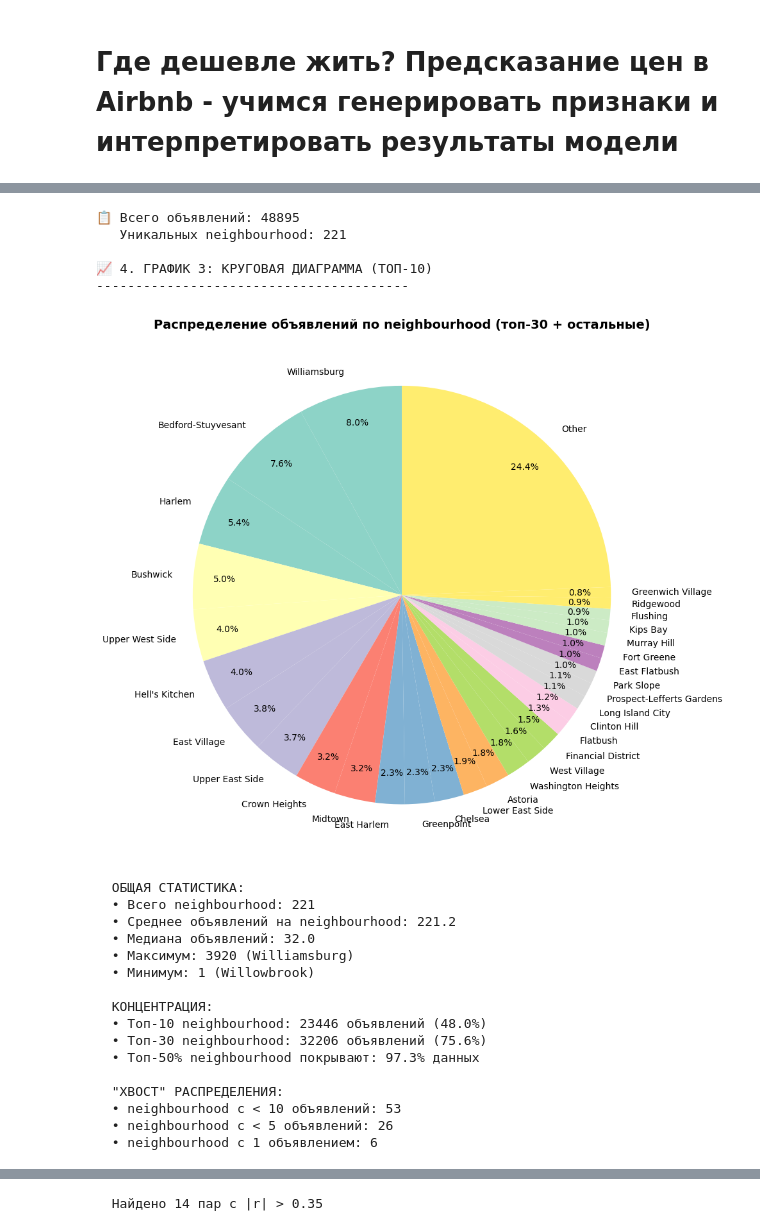
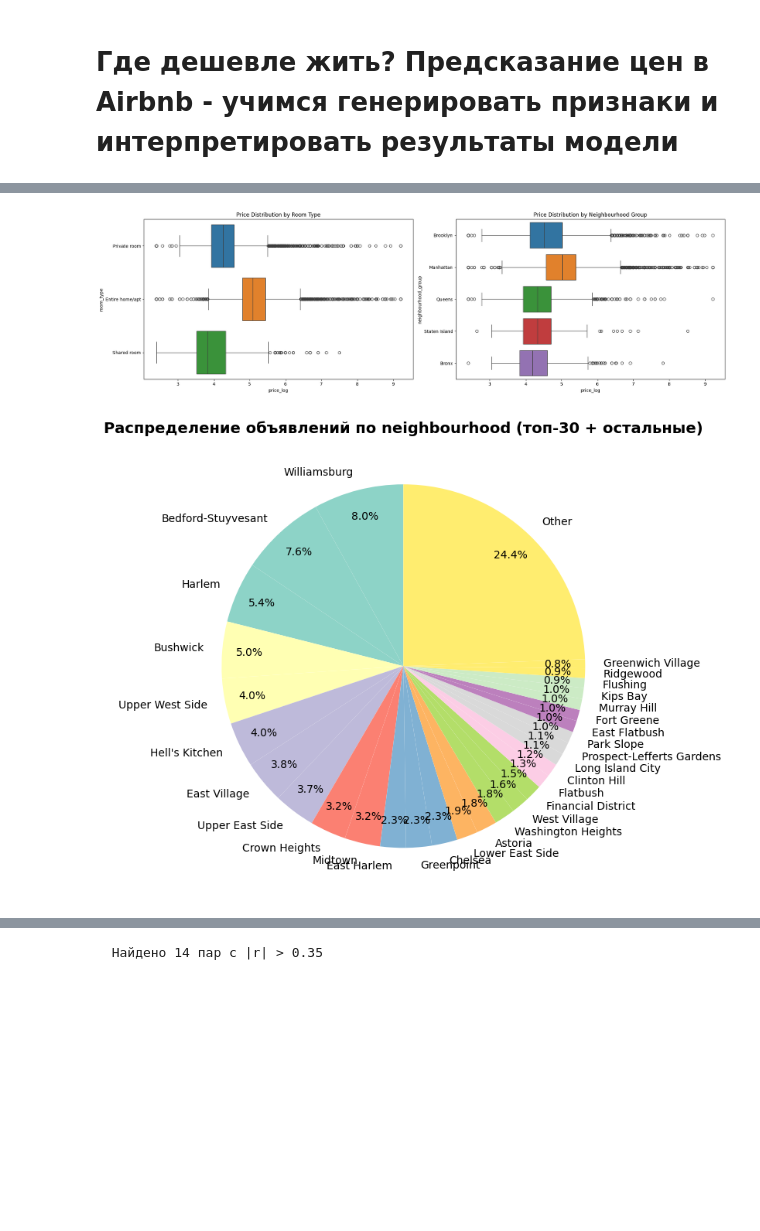
Before and after one commit to Ma-rCh/ML-Basic, a Jupyter notebook: homework_10/homework_10.ipynb, the cells around one changed output, grey strips where cells are left out. Saved outputs shown, nothing was run; the diff lists cells and outputs as text; code cells hidden in the pictures; blank space fills up the shorter version.

```diff
--- a/homework_10/homework_10.ipynb
+++ b/homework_10/homework_10.ipynb
@@ -205,68 +104,32 @@ plt.show()
+# %%
+fig, axes = plt.subplots(1, 2, figsize=(20, 6))
+
+sns.boxplot(data=data, x='price_log', y='room_type', hue='room_type', ax=axes[0])
+axes[0].set_title('Price Distribution by Room Type')
+sns.boxplot(data=data, x='price_log', y='neighbourhood_group', hue='neighbourhood_group', ax=axes[1])
+axes[1].set_title('Price Distribution by Neighbourhood Group')
+
+plt.tight_layout()
+plt.show()
+#следовательно кодируем целевую переменную
+data['room_type_enc'] = data['room_type'].map({'Private room':2, 'Entire home/apt':3, 'Shared room':1})
+# %% [output]
+[figure, added]
 # %%
-
-print(f"\n📋 Всего объявлений: {len(df)}")
-print(f"   Уникальных neighbourhood: {df['neighbourhood'].nunique()}")
-# PIE CHART (ТОП-30 + OTHER)
-
-print("\n📈 4. ГРАФИК 3: КРУГОВАЯ ДИАГРАММА (ТОП-10)")
-print("-" * 40)
-
+neighbourhood_counts = df['neighbourhood'].value_counts()
 top_10 = neighbourhood_counts.head(30)
 other_count = neighbourhood_counts[30:].sum()
 
 pie_data = pd.concat([top_10, pd.Series({'Other': other_count})])
 
-plt.figure(figsize=(10, 10))
+plt.figure(figsize=(8, 8))
 colors_pie = plt.cm.Set3(np.linspace(0, 1, len(pie_data)))
 wedges, texts, autotexts = plt.pie(pie_data.values, labels=pie_data.index,
                                      autopct='%1.1f%%', colors=colors_pie,
                                      startangle=90, pctdistance=0.85)
 plt.title('Распределение объявлений по neighbourhood (топ-30 + остальные)',
           fontweight='bold', fontsize=14)
 plt.tight_layout()
 plt.show()
-
-
-#borough_colors = {'Manhattan': '#FF6B6B','Brooklyn': '#4ECDC4','Queens': '#45B7D1','Bronx': '#96CEB4','Staten Island': '#FFEAA7' }
-
-print(f"""
-  ОБЩАЯ СТАТИСТИКА:
-  • Всего neighbourhood: {len(neighbourhood_counts)}
-  • Среднее объявлений на neighbourhood: {neighbourhood_counts.mean():.1f}
-  • Медиана объявлений: {neighbourhood_counts.median():.1f}
-  • Максимум: {neighbourhood_counts.max()} ({neighbourhood_counts.index[0]})
-  • Минимум: {neighbourhood_counts.min()} ({neighbourhood_counts.index[-1]})
-
-  КОНЦЕНТРАЦИЯ:
-  • Топ-10 neighbourhood: {neighbourhood_counts.head(10).sum()} объявлений ({neighbourhood_pct.head(10).sum():.1f}%)
-  • Топ-30 neighbourhood: {neighbourhood_counts.head(20).sum()} объявлений ({neighbourhood_pct.head(30).sum():.1f}%)
-  • Топ-50% neighbourhood покрывают: {neighbourhood_pct.head(len(neighbourhood_counts)//2).sum():.1f}% данных
-
-  "ХВОСТ" РАСПРЕДЕЛЕНИЯ:
-  • neighbourhood с < 10 объявлений: {(neighbourhood_counts < 10).sum()}
-  • neighbourhood с < 5 объявлений: {(neighbourhood_counts < 5).sum()}
-  • neighbourhood с 1 объявлением: {(neighbourhood_counts == 1).sum()}
-""")
 # %% [output]
-📋 Всего объявлений: 48895
-   Уникальных neighbourhood: 221
-
-📈 4. ГРАФИК 3: КРУГОВАЯ ДИАГРАММА (ТОП-10)
-----------------------------------------
-[figure, old version]
+[figure, new version]
-  ОБЩАЯ СТАТИСТИКА:
-  • Всего neighbourhood: 221
-  • Среднее объявлений на neighbourhood: 221.2
-  • Медиана объявлений: 32.0
-  • Максимум: 3920 (Williamsburg)
-  • Минимум: 1 (Willowbrook)
-
-  КОНЦЕНТРАЦИЯ:
-  • Топ-10 neighbourhood: 23446 объявлений (48.0%)
-  • Топ-30 neighbourhood: 32206 объявлений (75.6%)
-  • Топ-50% neighbourhood покрывают: 97.3% данных
-
-  "ХВОСТ" РАСПРЕДЕЛЕНИЯ:
-  • neighbourhood с < 10 объявлений: 53
-  • neighbourhood с < 5 объявлений: 26
-  • neighbourhood с 1 объявлением: 6
```
Also changed, not shown: parts of 23 cells of this notebook.
